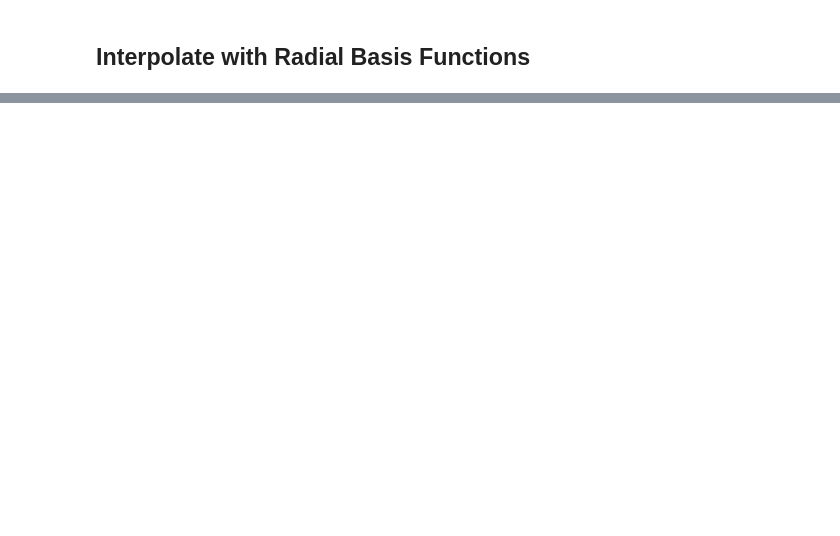
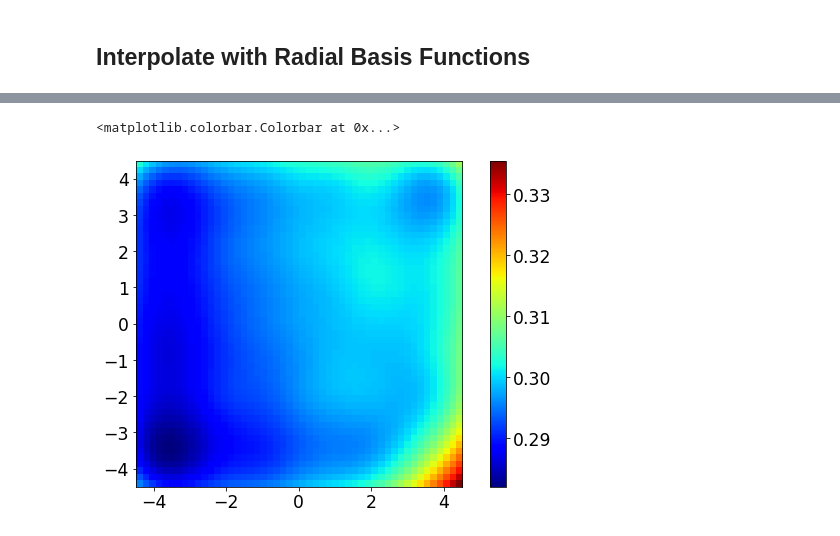
Before and after one commit to sylvielsstfr/HoloTransmissionCube, a Jupyter notebook: ExploreDataCubeTransmissionInterpolation.ipynb, the cells around one changed output, grey strips where cells are left out. Drawn from its saved outputs; the diff is of its cells as text; code cells hidden in the pictures; blank space fills up the shorter version.

```diff
--- a/ExploreDataCubeTransmissionInterpolation.ipynb
+++ b/ExploreDataCubeTransmissionInterpolation.ipynb
@@ -49,14 +49,15 @@ plt.rcParams['ytick.labelsize']= 'xx-large'
 # %% [markdown]
 ## Configuration
 # %%
-WL = np.arange(400,1100)
+WL = np.arange(441,1020) # for interpolation cannot do less
+NWL = len(WL)
 # %%
 XMIN = -4.5
 XMAX = 4.5
 YMIN = -4.5
 YMAX = 4.5
-NX=50j
-NY=50j
+NX=50
+NY=50
 # %%
 grid_x, grid_y = np.mgrid[XMIN:XMAX:50j, YMIN:YMAX:50j]
 # %%
@@ -166,6 +176,38 @@ def get_gridded_interpolated_eff(wlin,arr):
         all_eff[idx] =eff
 
     return all_eff
+# %%
+def get_interpolated2d_eff(arr,interpolation_method='rbf'):
+    """
+
+
+    """
+
+
+    Npos,list_of_position = get_list_of_position(arr)
+    arr_ext = get_list_of_transmissions(arr)
+
+    x,y = list(zip(*list_of_position))
+
+
+    # container of interpolated efficiencies
+    all_interp_eff_data =np.zeros((NWL,NX,NY))
+
+
+    for idxwl,thewl in np.ndenumerate(WL):
+        indexwl = idxwl[0]
+
+
+        # list of efficiencies at that wavelength of each position
+        eff = get_gridded_interpolated1d_eff(thewl,arr)
+
+        if interpolation_method == 'rbf':
+            rbf = Rbf(x, y, eff)
+            Z = rbf(grid_x, grid_y)
+
+        all_interp_eff_data[indexwl,:,:] = Z
+
+    return all_interp_eff_data
 # %% [markdown]
 # Read Input file
 # %%
@@ -414,0 +470,6 @@ ax.set_aspect('equal')
+# %%
+im=plt.imshow(eff_multiarray[10,:,:].T,origin="lower",extent=(XMIN,XMAX,YMIN,YMAX),cmap=cmap)
+plt.colorbar(im)
+# %% [output]
+<matplotlib.colorbar.Colorbar at 0x...>
+[figure, added]
```
Also changed, not shown: parts of 18 cells of this notebook.
